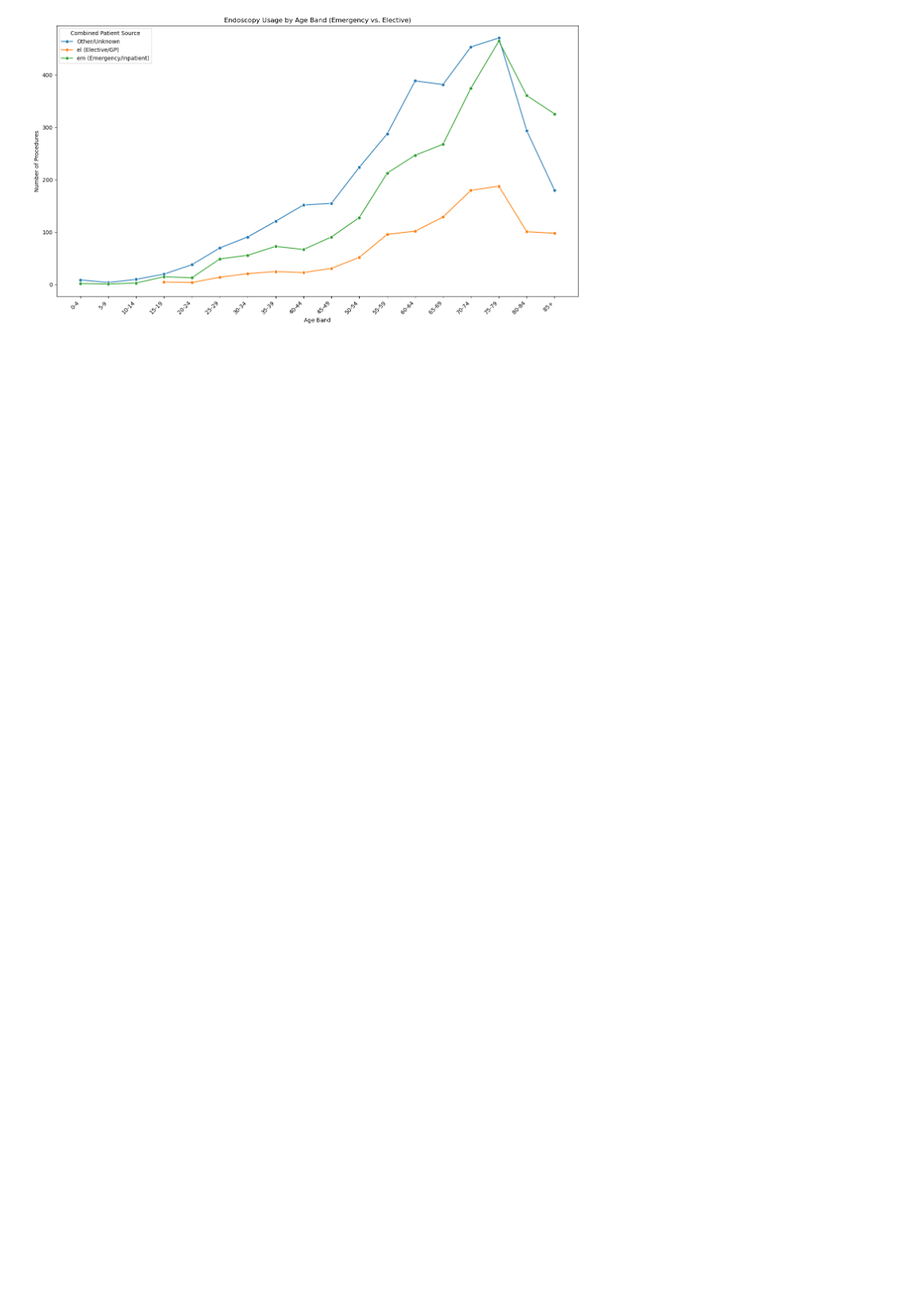
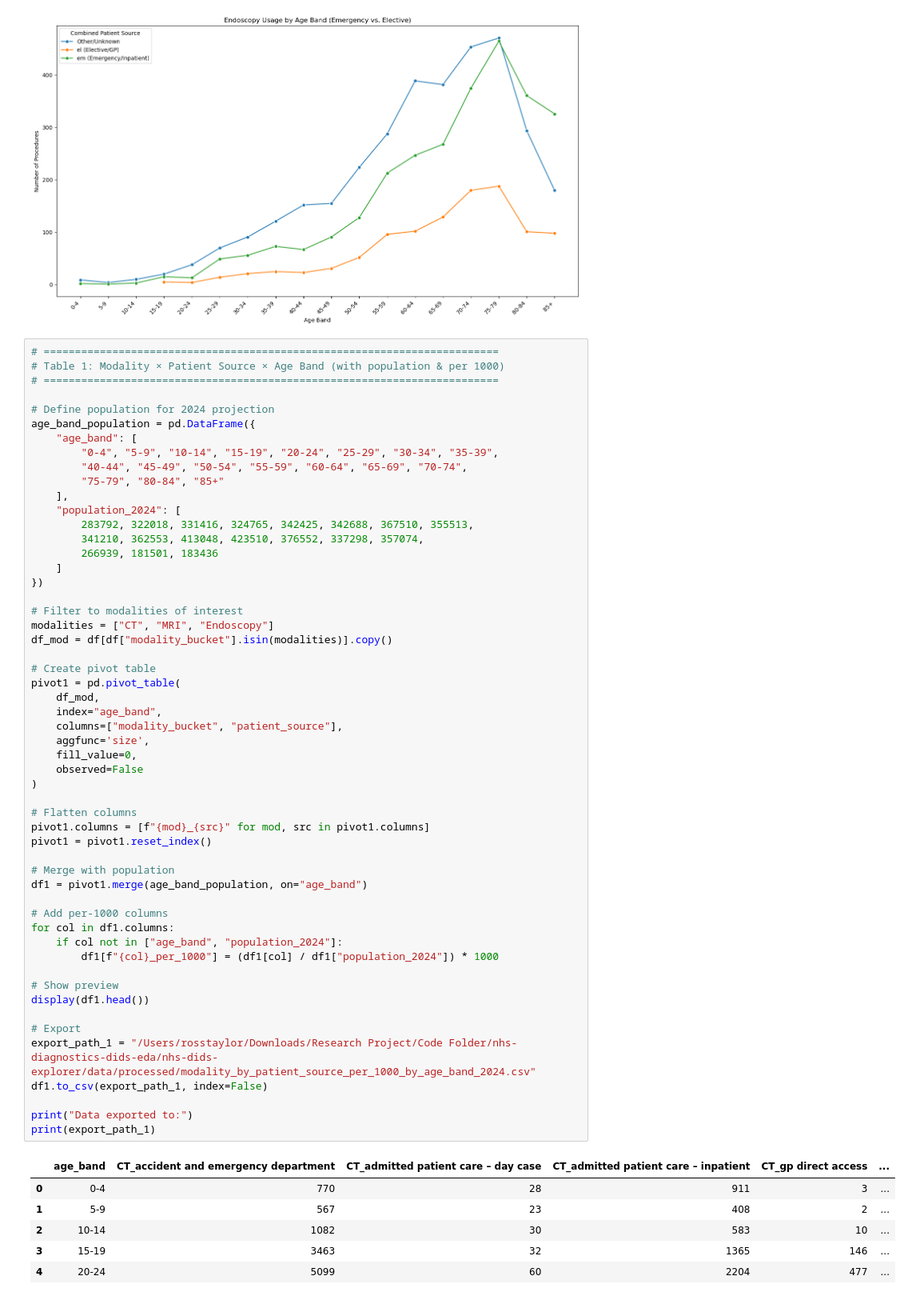
Before and after one commit to RossTylr/nhs-diagnostics-dids-eda, a Jupyter notebook: notebooks/04e_modality_analysis_by_age_and_source.ipynb, the cells around one changed output. Shown at 80% size. Cells and saved outputs as stored; diff of their text form; blank space fills up the shorter version.

```diff
--- a/notebooks/04e_modality_analysis_by_age_and_source.ipynb
+++ b/notebooks/04e_modality_analysis_by_age_and_source.ipynb
@@ -329,3 +329,64 @@ else:
 [figure]
 [figure]
 [figure]
+# %%
+# =========================================================================
+# Table 1: Modality × Patient Source × Age Band (with population & per 1000)
+# =========================================================================
+
+# Define population for 2024 projection
+age_band_population = pd.DataFrame({
+    "age_band": [
+        "0-4", "5-9", "10-14", "15-19", "20-24", "25-29", "30-34", "35-39",
+        "40-44", "45-49", "50-54", "55-59", "60-64", "65-69", "70-74",
+        "75-79", "80-84", "85+"
+    ],
+    "population_2024": [
+        283792, 322018, 331416, 324765, 342425, 342688, 367510, 355513,
+        341210, 362553, 413048, 423510, 376552, 337298, 357074,
+        266939, 181501, 183436
+    ]
+})
+
+# Filter to modalities of interest
+modalities = ["CT", "MRI", "Endoscopy"]
+df_mod = df[df["modality_bucket"].isin(modalities)].copy()
+
+# Create pivot table
+pivot1 = pd.pivot_table(
+    df_mod,
+    index="age_band",
+    columns=["modality_bucket", "patient_source"],
+    aggfunc='size',
+    fill_value=0,
+    observed=False
+)
+
+# Flatten columns
+pivot1.columns = [f"{mod}_{src}" for mod, src in pivot1.columns]
+pivot1 = pivot1.reset_index()
+
+# Merge with population
+df1 = pivot1.merge(age_band_population, on="age_band")
+
+# Add per-1000 columns
+for col in df1.columns:
+    if col not in ["age_band", "population_2024"]:
+        df1[f"{col}_per_1000"] = (df1[col] / df1["population_2024"]) * 1000
+
+# Show preview
+display(df1.head())
+
+# Export
+export_path_1 = "/Users/rosstaylor/Downloads/Research Project/Code Folder/nhs-diagnostics-dids-eda/nhs-dids-explorer/data/processed/modality_by_patient_source_per_1000_by_age_band_2024.csv"
+df1.to_csv(export_path_1, index=False)
+
+print("Data exported to:")
+print(export_path_1)
+# %% [output]
+|  | age_band | CT_accident and emergency department | CT_admitted patient care – day case | CT_admitted patient care – inpatient | CT_gp direct access | ... |
+| 0 | 0-4 | 770 | 28 | 911 | 3 | ... |
+| 1 | 5-9 | 567 | 23 | 408 | 2 | ... |
+| 2 | 10-14 | 1082 | 30 | 583 | 10 | ... |
+| 3 | 15-19 | 3463 | 32 | 1365 | 146 | ... |
+| 4 | 20-24 | 5099 | 60 | 2204 | 477 | ... |
```
Also changed, not shown: parts of 2 cells of this notebook, 20 other files.
